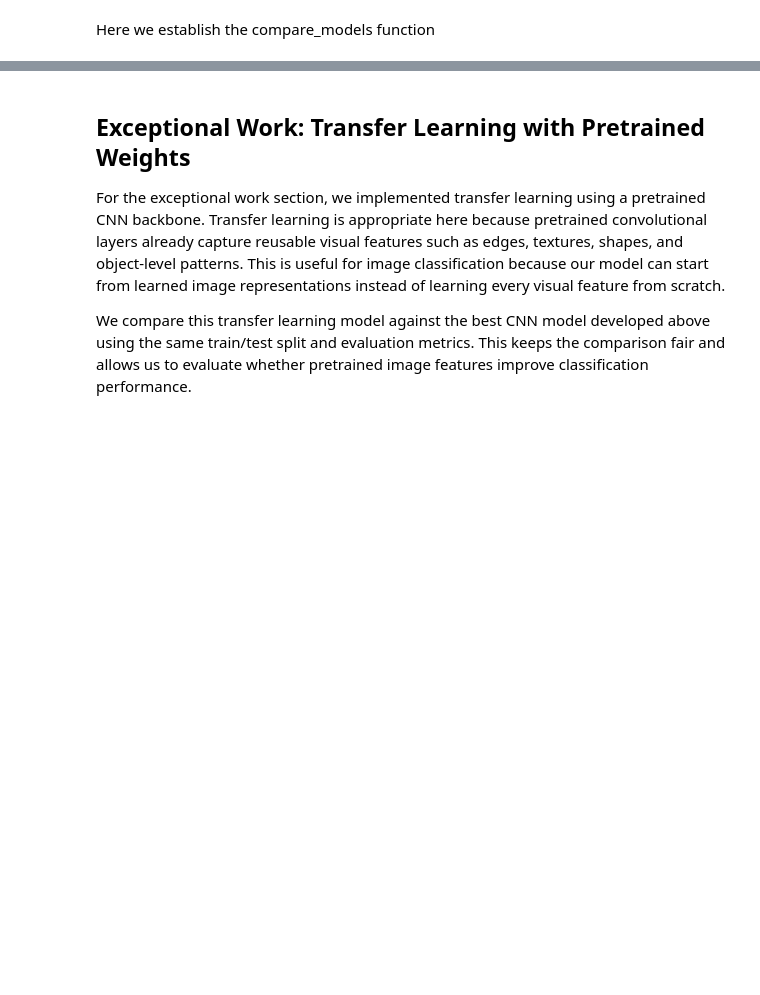
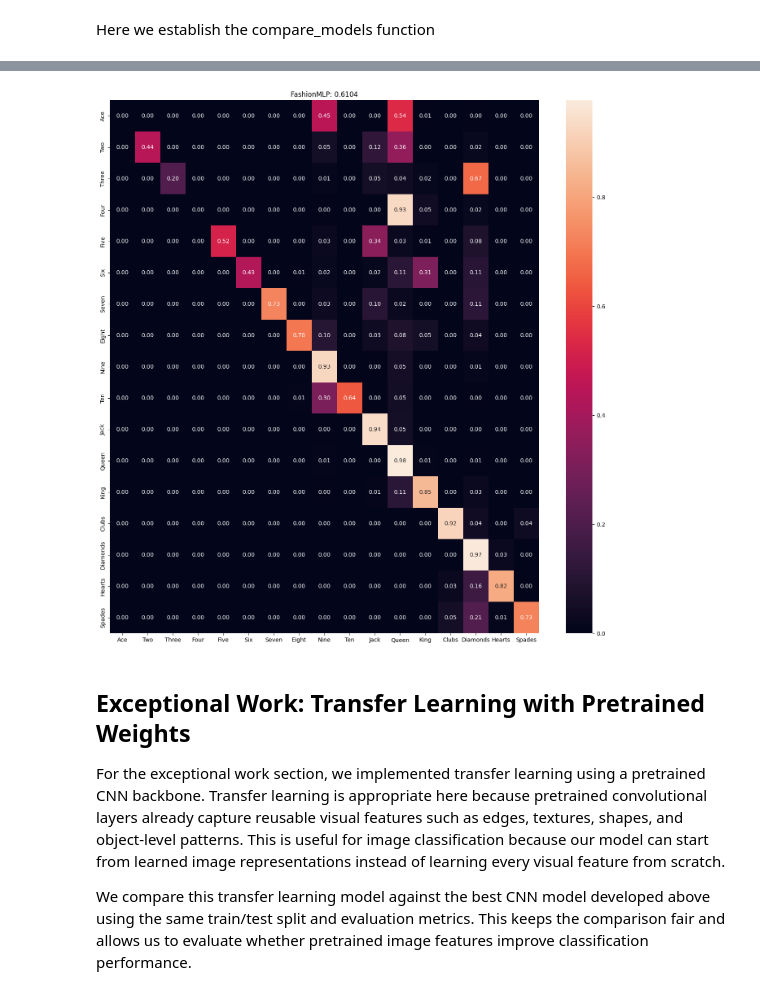
Before and after one commit to kdmatsson/CS-7324-Machine-Learning-in-Python, a Jupyter notebook: Lab_6_Folder/Lab_6.ipynb, the cells around one changed output, grey strips where cells are left out. Saved outputs shown, nothing was run; the diff lists cells and outputs as text; code cells hidden in the pictures; blank space fills up the shorter version.

```diff
--- a/Lab_6_Folder/Lab_6.ipynb
+++ b/Lab_6_Folder/Lab_6.ipynb
@@ -350,0 +428,23 @@ plt.show()
+# %%
+%%time
+
+input_shape = [40,28,1]
+# make a keras MLP
+mlp = Sequential(name='FashionMLP')
+mlp.add( Input(input_shape) )
+mlp.add( Flatten() )
+mlp.add( Dense(units=100, activation='relu') )
+mlp.add( Dense(units=50, activation='relu') )
+mlp.add( Dense(units=50, activation='relu') )
+mlp.add( Dense(NUM_CLASSES) )
+mlp.add( Activation('softmax') )
+
+mlp.compile(loss='categorical_crossentropy',
+              optimizer='rmsprop',
+              metrics=['accuracy'])
+
+print(mlp.summary())
+
+mlp.fit(ds_train,
+        batch_size=32, epochs=15,
+        shuffle=True, verbose=1)
@@ -350,0 +489,3 @@ plt.show()
+# %%
+compare_models([mlp], ds_test, fig_size=(17,17), labels=labels)
+# %% [output]
@@ -351,3 +493,4 @@ plt.show()
+[figure, added]
 # %% [markdown]
 ## Exceptional Work: Transfer Learning with Pretrained Weights
 
```
Also changed, not shown: parts of 9 cells of this notebook.
